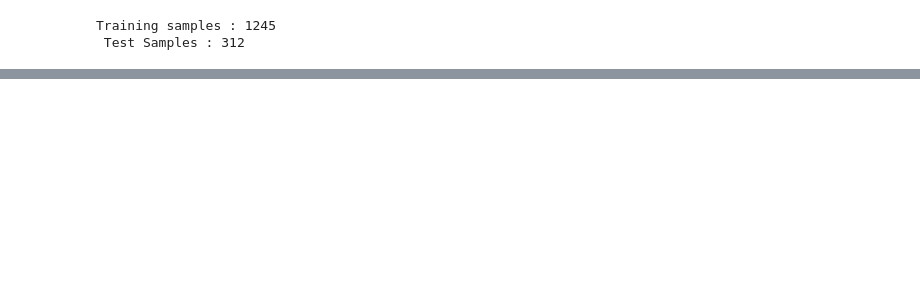
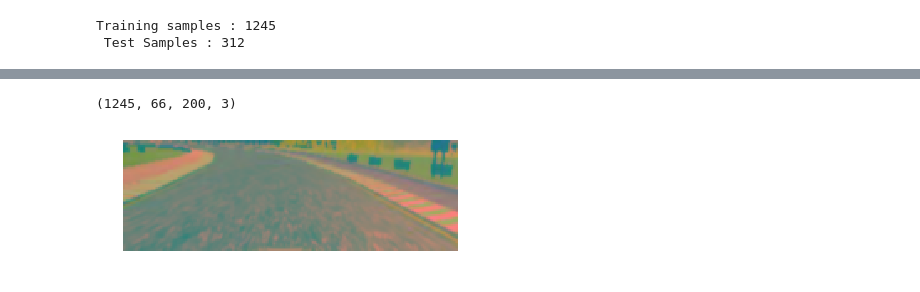
Before and after one commit to vedanshdwivedi/SDC-Self-Driving-Car-, a Jupyter notebook: Behavioural Cloning.ipynb, the cells around one changed output, grey strips where cells are left out. Saved outputs shown, nothing was run; the diff lists cells and outputs as text; code cells hidden in the pictures; blank space fills up the shorter version.

```diff
--- a/Behavioural Cloning.ipynb
+++ b/Behavioural Cloning.ipynb
@@ -119,0 +147,7 @@ Text(0.5, 1.0, 'Test Set')
+# %%
+plt.imshow(X_train[random.randint(0, len(X_train)-1)])
+plt.axis('off')
+print(X_train.shape)
+# %% [output]
+(1245, 66, 200, 3)
+[figure, added]
```
Also changed, not shown: parts of 7 cells of this notebook.
